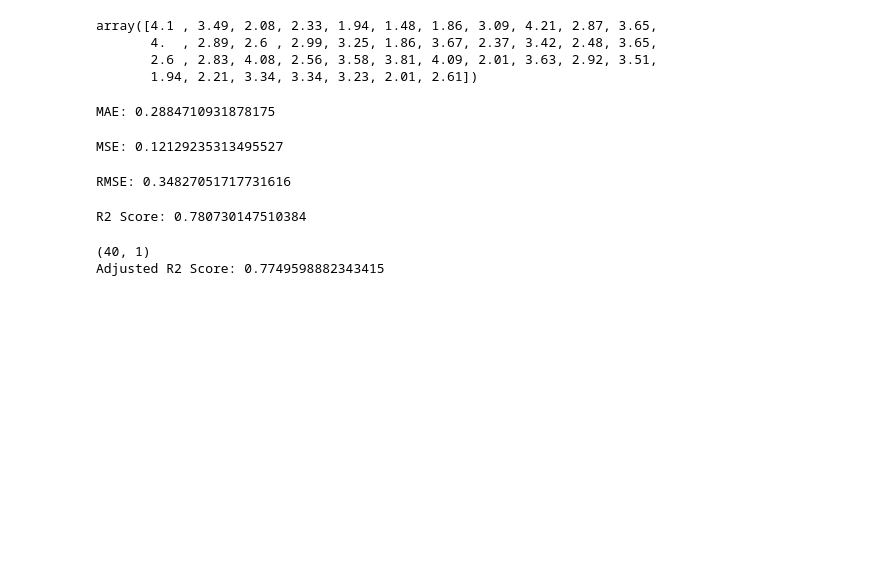
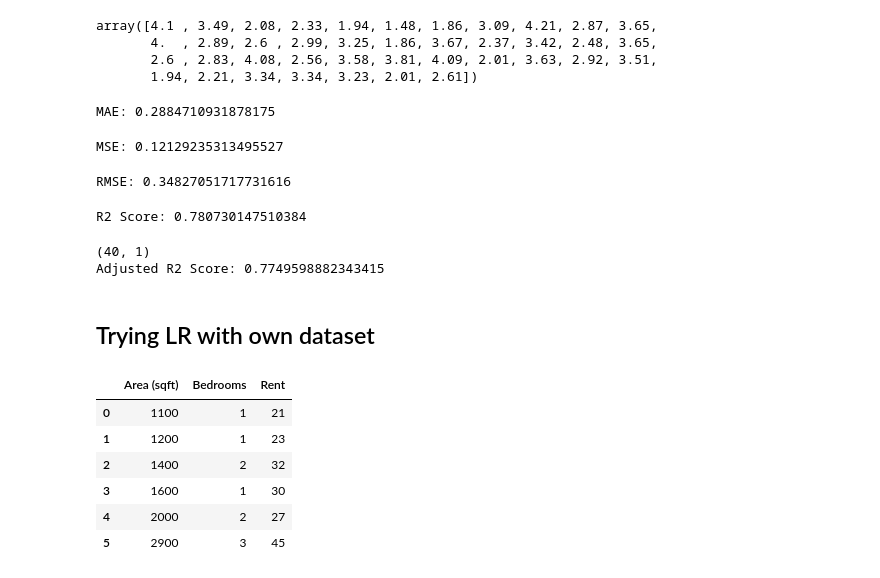
Before and after one commit to kc-011/python-programming, a Jupyter notebook: Module 4/linear-regression.ipynb, the cells around one changed output. Cells and saved outputs as stored; diff of their text form; code cells hidden in the pictures; blank space fills up the shorter version.

```diff
--- a/Module 4/linear-regression.ipynb
+++ b/Module 4/linear-regression.ipynb
@@ -144,3 +144,17 @@ print(f"Adjusted R2 Score: {ad_r2}")
 # %% [output]
 (40, 1)
 Adjusted R2 Score: 0.7749598882343415
+# %% [markdown]
+## Trying LR with own dataset
+# %%
+data = {"Area (sqft)":[1100, 1200, 1400, 1600, 2000, 2900, 2300, 2540, ], "Bedrooms":[1,1,2,1,2,3], "Rent":[21,23,32,30,27,45]}
+df2 = pd.DataFrame(data=data)
+df2
+# %% [output]
+|  | Area (sqft) | Bedrooms | Rent |
+| 0 | 1100 | 1 | 21 |
+| 1 | 1200 | 1 | 23 |
+| 2 | 1400 | 2 | 32 |
+| 3 | 1600 | 1 | 30 |
+| 4 | 2000 | 2 | 27 |
+| 5 | 2900 | 3 | 45 |
```
Also changed, not shown: parts of 31 cells of this notebook.
